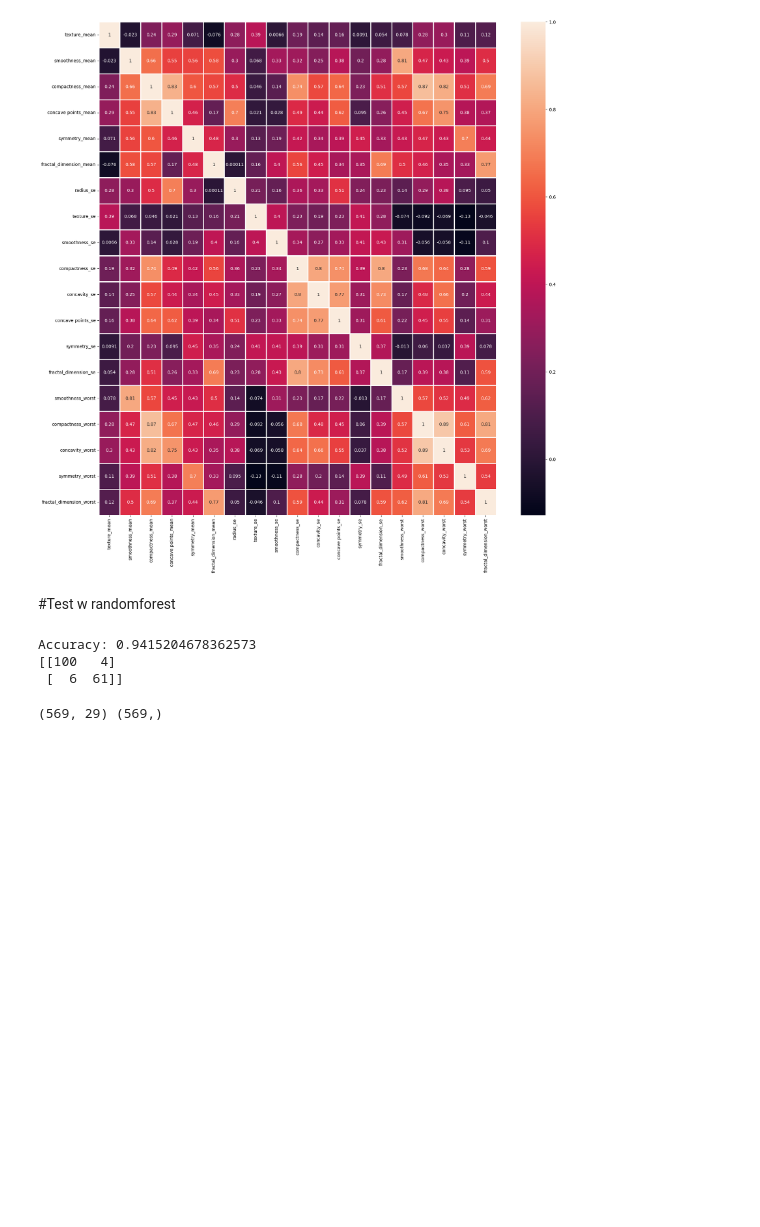
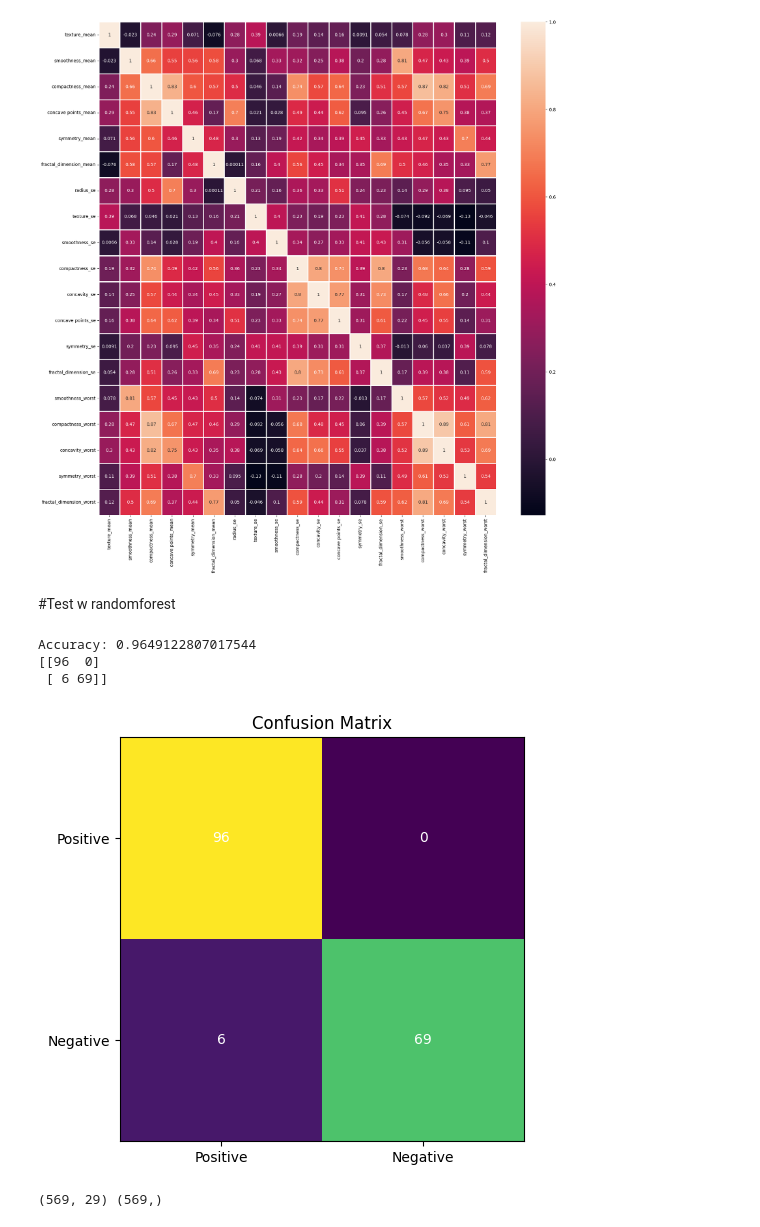
Before and after one commit to tugcegulsanusta/machine-learning-project, a Jupyter notebook: machine_learning.ipynb, the cells around one changed output. Saved outputs shown, nothing was run; the diff lists cells and outputs as text; code cells hidden in the pictures; blank space fills up the shorter version.

```diff
--- a/machine_learning.ipynb
+++ b/machine_learning.ipynb
@@ -99,18 +99,37 @@ from sklearn.metrics import accuracy_score
 # %%
 #split data
 x_train, x_test, y_train, y_test= train_test_split(x_v1, y, test_size= 0.3, random_state=None)
 #use Random Forest Classifier
 rf_classifier= RandomForestClassifier(random_state=None)
 rf_classifier= rf_classifier.fit(x_train, y_train)
 #calculate accuracy and confusion matrix
 accuracy = accuracy_score(y_test, rf_classifier.predict(x_test))
 print('Accuracy: ' +str(accuracy))
 confusion_m = confusion_matrix(y_test, rf_classifier.predict(x_test))
+
+
+#visualize results
+fig, ax = plt.subplots()
+list_pos=['Positive', 'Negative']
+list_ne =['Positive', 'Negative']
+im = ax.imshow(confusion_m)
+ax.set_xticks(np.arange(len(list_pos)),labels=list_pos)
+ax.set_yticks(np.arange(len(list_ne)),labels=list_ne)
+plt.setp(ax.get_xticklabels(), rotation=0)
+
+for i in range(len(list_pos)):
+  for j in range(len(list_ne)):
+    text= ax.text(j,i,confusion_m[i, j], ha='center', va='center', color='w')
+
+ax.set_title('Confusion Matrix')
+fig.tight_layout()
 print(confusion_m)
+plt.show()
 # %% [output]
-Accuracy: 0.9415204678362573
-[[100   4]
- [  6  61]]
+Accuracy: 0.9649122807017544
+[[96  0]
+ [ 6 69]]
+[figure, added]
 # %%
 X = df.iloc[:, 2:31].values
 Y = df.iloc[:, 1].values
```
